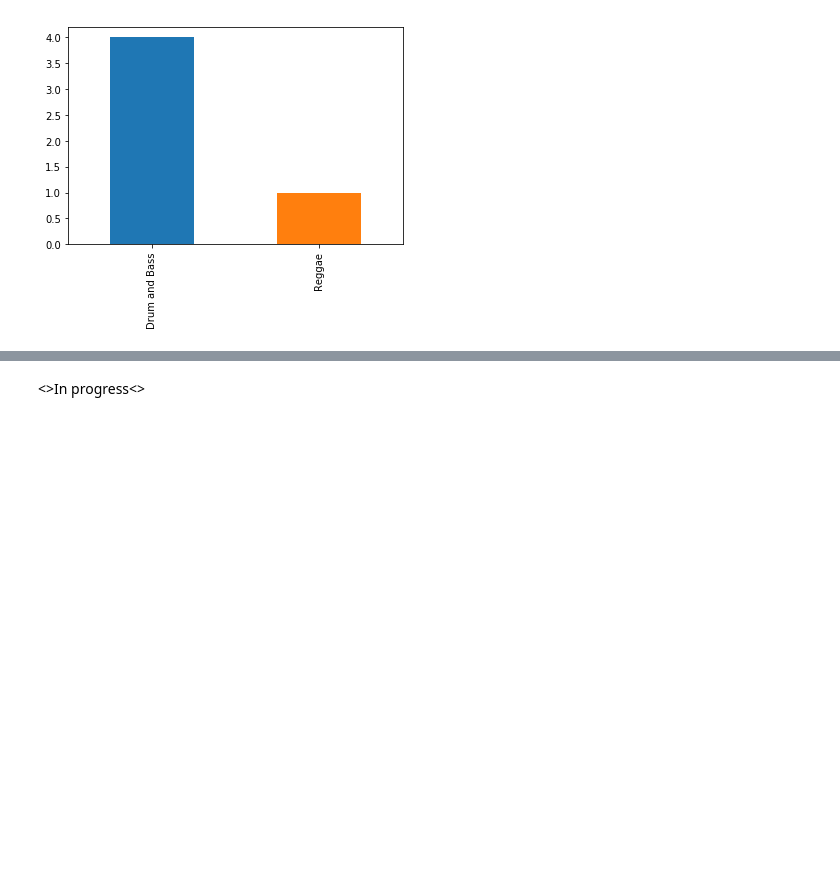
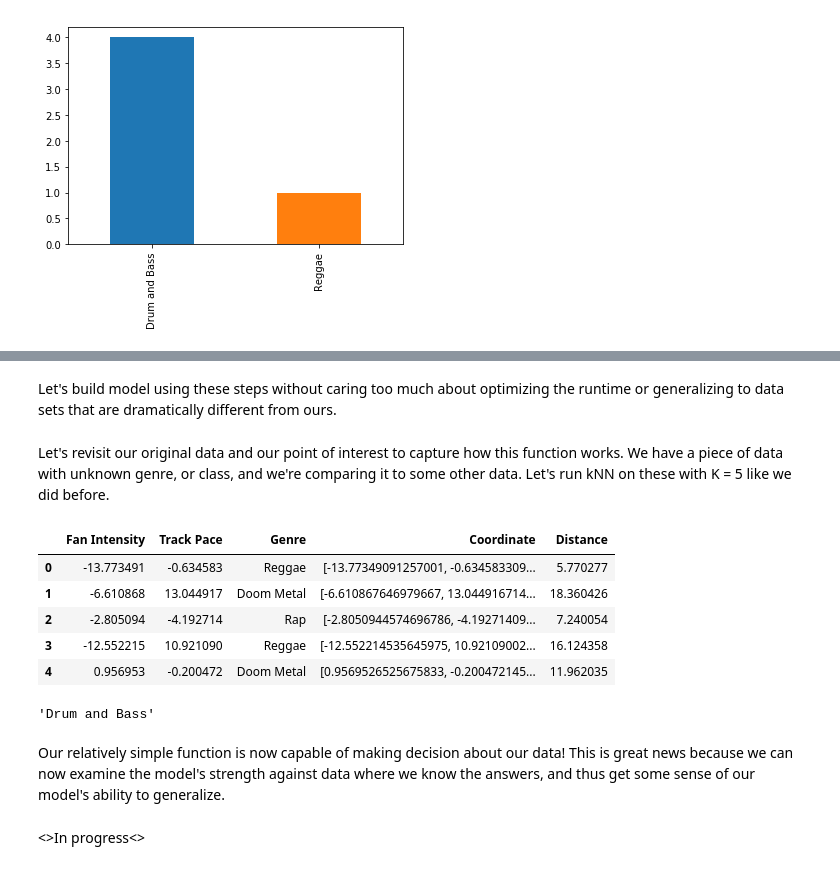
Before and after one commit to Mlawrence95/ML-Exploration, a Jupyter notebook: kNN Classifier from Scratch.ipynb, the cells around one changed output, grey strips where cells are left out. Drawn from its saved outputs; the diff is of its cells as text; code cells hidden in the pictures; blank space fills up the shorter version.

```diff
--- a/kNN Classifier from Scratch.ipynb
+++ b/kNN Classifier from Scratch.ipynb
@@ -231,0 +242,2 @@ This is a critical task in machine learning, which is frequently called model va
+# %% [markdown]
+Let's build model using these steps without caring too much about optimizing the runtime or generalizing to data sets that are dramatically different from ours.
@@ -231,0 +275,2 @@ This is a critical task in machine learning, which is frequently called model va
+# %% [markdown]
+Let's revisit our original data and our point of interest to capture how this function works. We have a piece of data with unknown genre, or class, and we're comparing it to some other data. Let's run kNN on these with K = 5 like we did before.
@@ -232,2 +279,17 @@ This is a critical task in machine learning, which is frequently called model va
+# %%
+musicData.head()
+# %% [output]
+|  | Fan Intensity | Track Pace | Genre | Coordinate | Distance |
+| 0 | -13.773491 | -0.634583 | Reggae | [-13.77349091257001, -0.634583309... | 5.770277 |
+| 1 | -6.610868 | 13.044917 | Doom Metal | [-6.610867646979667, 13.044916714... | 18.360426 |
+| 2 | -2.805094 | -4.192714 | Rap | [-2.8050944574696786, -4.19271409... | 7.240054 |
+| 3 | -12.552215 | 10.921090 | Reggae | [-12.552214535645975, 10.92109002... | 16.124358 |
+| 4 | 0.956953 | -0.200472 | Doom Metal | [0.9569526525675833, -0.200472145... | 11.962035 |
+# %%
+kNNPrediction(musicData,unknownArtist,5)
+# %% [output]
+'Drum and Bass'
+# %% [markdown]
+Our relatively simple function is now capable of making decision about our data! This is great news because we can now examine the model's strength against data where we know the answers, and thus get some sense of our model's ability to generalize.
 # %% [markdown]
 <>In progress<>
```
Also changed, not shown: parts of 3 cells of this notebook.
